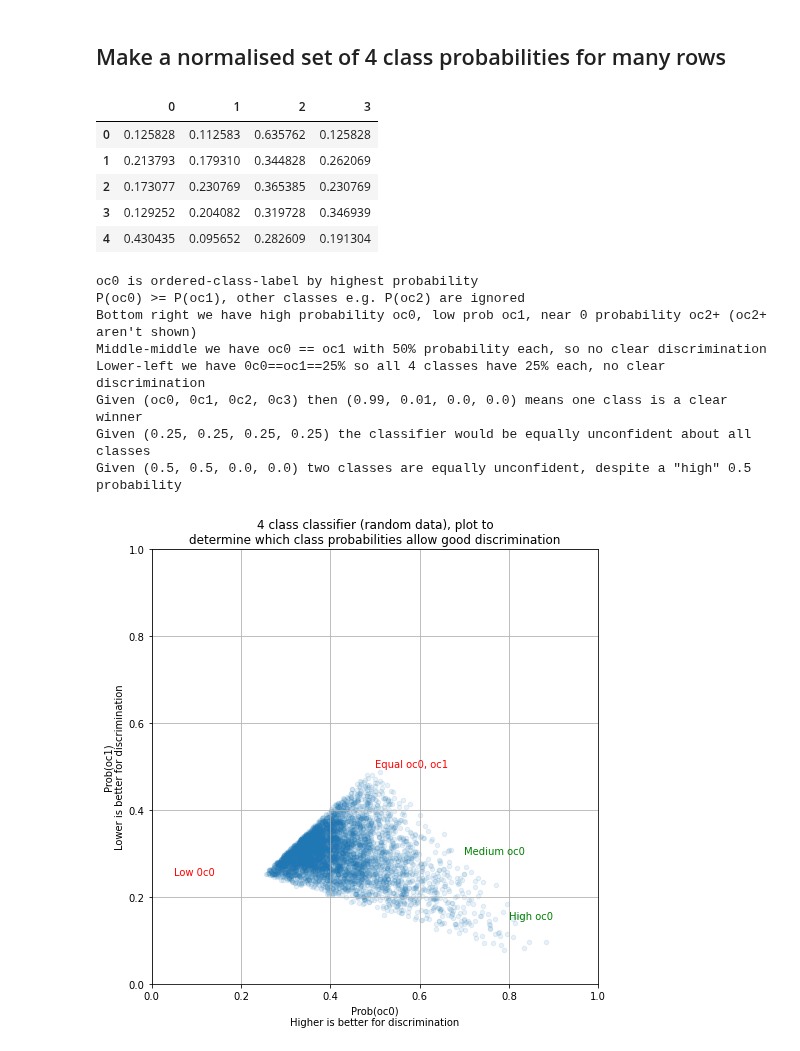
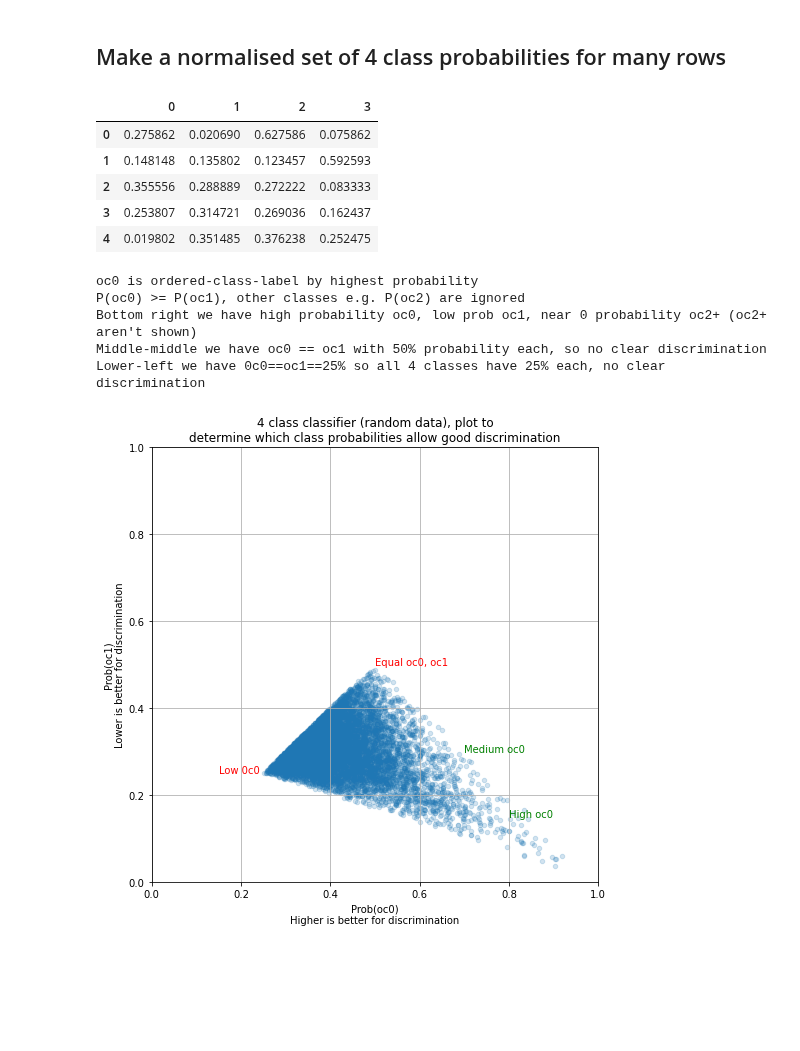
Before and after one commit to ianozsvald/data_science_delivered, a Jupyter notebook: ml_visualise_multi_class_probabilities.ipynb, the cells around one changed output. Saved outputs shown, nothing was run; the diff lists cells and outputs as text; code cells hidden in the pictures; blank space fills up the shorter version.

```diff
--- a/ml_visualise_multi_class_probabilities.ipynb
+++ b/ml_visualise_multi_class_probabilities.ipynb
@@ -23,17 +22,17 @@ import numpy as np
 # %% [markdown]
 ## Make a normalised set of 4 class probabilities for many rows
 # %%
-df = pd.DataFrame(np.random.randint(low=0, high=100, size=(5_000,4)))
+df = pd.DataFrame(np.random.randint(low=0, high=100, size=(10_000,4)))
 df = df.divide(df.sum(axis=1), axis=0) # normalise
 np.testing.assert_allclose(df.sum(axis=1), 1.0)
 df.head()
 # %% [output]
 |  | 0 | 1 | 2 | 3 |
-| 0 | 0.125828 | 0.112583 | 0.635762 | 0.125828 |
-| 1 | 0.213793 | 0.179310 | 0.344828 | 0.262069 |
-| 2 | 0.173077 | 0.230769 | 0.365385 | 0.230769 |
-| 3 | 0.129252 | 0.204082 | 0.319728 | 0.346939 |
-| 4 | 0.430435 | 0.095652 | 0.282609 | 0.191304 |
+| 0 | 0.275862 | 0.020690 | 0.627586 | 0.075862 |
+| 1 | 0.148148 | 0.135802 | 0.123457 | 0.592593 |
+| 2 | 0.355556 | 0.288889 | 0.272222 | 0.083333 |
+| 3 | 0.253807 | 0.314721 | 0.269036 | 0.162437 |
+| 4 | 0.019802 | 0.351485 | 0.376238 | 0.252475 |
 # %%
 # sort values row-wise into descending order
 df = pd.DataFrame(np.sort(df.values).T[::-1].T)
@@ -41,33 +40,27 @@ df.columns = [f"oc{c}" for c in df.columns]
 # %%
 import matplotlib.pyplot as plt
 fig, ax = plt.subplots(figsize=(8, 8))
-df[["oc0", "oc1"]].plot(kind='scatter', x=0, y=1, ax=ax, alpha=0.1)
+df[["oc0", "oc1"]].plot(kind='scatter', x=0, y=1, ax=ax, alpha=0.2)
 ax.set_xlim(0, 1)
 ax.set_ylim(0, 1);
 ax.annotate('High oc0', (0.8, 0.15), c='green')
 ax.annotate('Medium oc0', (0.7, 0.3), c='green')
 ax.annotate('Equal oc0, oc1', (0.5, 0.5), c='red')
-ax.annotate('Low 0c0', (0.05, 0.25), c='red')
+ax.annotate('Low 0c0', (0.15, 0.25), c='red')
 ax.set_xlabel('Prob(oc0)\nHigher is better for discrimination')
 ax.set_ylabel('Prob(oc1)\nLower is better for discrimination')
 title = "4 class classifier (random data), plot to\ndetermine which class probabilities allow good discrimination"
 ax.set_title(title)
 ax.grid()
 print('oc0 is ordered-class-label by highest probability')
 print('P(oc0) >= P(oc1), other classes e.g. P(oc2) are ignored')
 print('Bottom right we have high probability oc0, low prob oc1, near 0 probability oc2+ (oc2+ aren\'t shown)')
 print('Middle-middle we have oc0 == oc1 with 50% probability each, so no clear discrimination')
 print('Lower-left we have 0c0==oc1==25% so all 4 classes have 25% each, no clear discrimination')
-print('Given (oc0, 0c1, 0c2, 0c3) then (0.99, 0.01, 0.0, 0.0) means one class is a clear winner')
-print('Given (0.25, 0.25, 0.25, 0.25) the classifier would be equally unconfident about all classes')
-print('Given (0.5, 0.5, 0.0, 0.0) two classes are equally unconfident, despite a "high" 0.5 probability')
 # %% [output]
 oc0 is ordered-class-label by highest probability
 P(oc0) >= P(oc1), other classes e.g. P(oc2) are ignored
 Bottom right we have high probability oc0, low prob oc1, near 0 probability oc2+ (oc2+ aren't shown)
 Middle-middle we have oc0 == oc1 with 50% probability each, so no clear discrimination
 Lower-left we have 0c0==oc1==25% so all 4 classes have 25% each, no clear discrimination
-Given (oc0, 0c1, 0c2, 0c3) then (0.99, 0.01, 0.0, 0.0) means one class is a clear winner
-Given (0.25, 0.25, 0.25, 0.25) the classifier would be equally unconfident about all classes
-Given (0.5, 0.5, 0.0, 0.0) two classes are equally unconfident, despite a "high" 0.5 probability
-[figure, old version]
+[figure, new version]
```
Also changed, not shown: parts of 2 cells of this notebook.
